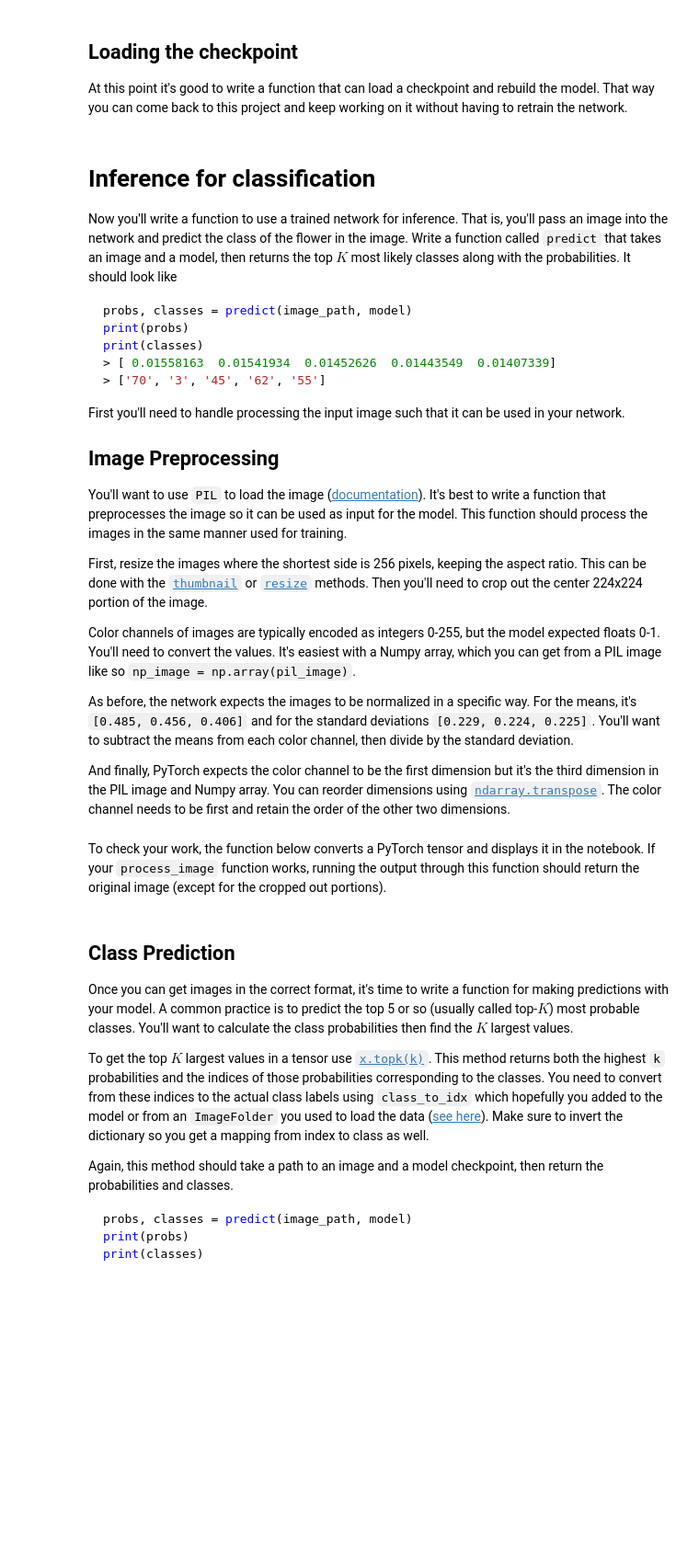
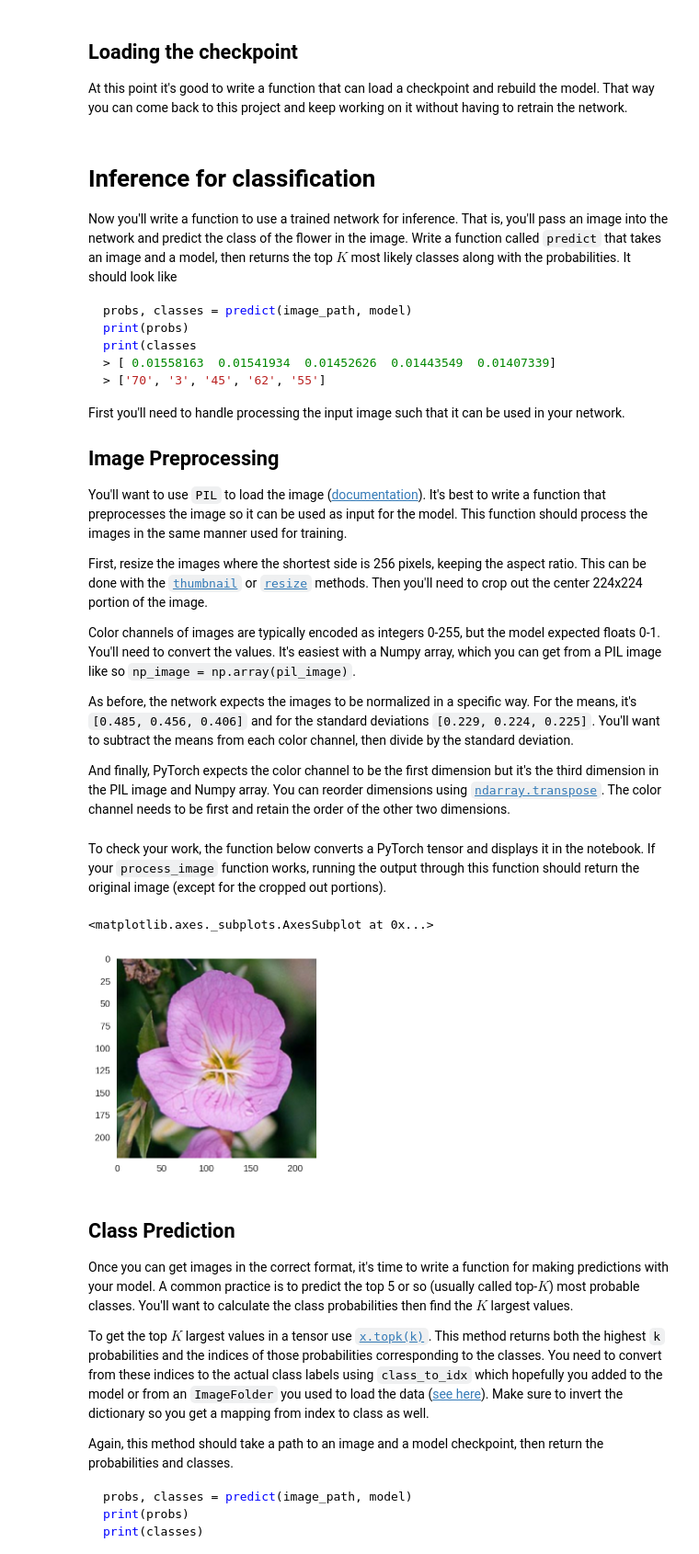
Before and after one commit to LucianaRocha/Pytorch, a Jupyter notebook: Image_Classifier_Project.ipynb, the cells around one changed output. Shown at 92% size. Drawn from its saved outputs; the diff is of its cells as text; code cells hidden in the pictures; blank space fills up the shorter version.

````diff
--- a/Image_Classifier_Project.ipynb
+++ b/Image_Classifier_Project.ipynb
@@ -81,9 +86,10 @@ num_workers=0
 # percentage of training set to use as validation
 valid_size = 0.5
 
-train_transforms = transforms.Compose([transforms.RandomRotation(30),
+train_transforms = transforms.Compose([transforms.RandomRotation(180),
                                        transforms.RandomResizedCrop(224),
                                        transforms.RandomHorizontalFlip(),
+                                       transforms.RandomVerticalFlip(),
                                        transforms.ToTensor(),
                                        transforms.Normalize(mean,
                                                             std)])
@@ -447,7 +437,7 @@ Now you'll write a function to use a trained network for inference. That is, you
 ```python
 probs, classes = predict(image_path, model)
 print(probs)
-print(classes)
+print(classes
 > [ 0.01558163  0.01541934  0.01452626  0.01443549  0.01407339]
 > ['70', '3', '45', '62', '55']
 ```
@@ -465,13 +455,21 @@ Color channels of images are typically encoded as integers 0-255, but the model
 As before, the network expects the images to be normalized in a specific way. For the means, it's `[0.485, 0.456, 0.406]` and for the standard deviations `[0.229, 0.224, 0.225]`. You'll want to subtract the means from each color channel, then divide by the standard deviation.
 
 And finally, PyTorch expects the color channel to be the first dimension but it's the third dimension in the PIL image and Numpy array. You can reorder dimensions using [`ndarray.transpose`](https://docs.scipy.org/doc/numpy-1.13.0/reference/generated/numpy.ndarray.transpose.html). The color channel needs to be first and retain the order of the other two dimensions.
-# %%
-def process_image(image):
-    ''' Scales, crops, and normalizes a PIL image for a PyTorch model,
-        returns an Numpy array
-    '''
-
-    # TODO: Process a PIL image for use in a PyTorch model
+# %%
+def process_image(image_path):
+  image = Image.open(image_path)
+  image = TF.resize(image, 256)
+  '''
+  width, height  = image.size
+  i = (height-224)//2
+  j = (width-224)//2
+  image = TF.crop(i,j,224,224)
+  '''
+  image = TF.center_crop(image,224)
+  image = TF.to_tensor(image)
+  image = TF.normalize(image,mean,std)
+
+  return image
 # %% [markdown]
 To check your work, the function below converts a PyTorch tensor and displays it in the notebook. If your `process_image` function works, running the output through this function should return the original image (except for the cropped out portions).
 # %%
@@ -485,16 +483,26 @@ def imshow(image, ax=None, title=None):
     image = image.numpy().transpose((1, 2, 0))
 
     # Undo preprocessing
-    mean = np.array([0.485, 0.456, 0.406])
-    std = np.array([0.229, 0.224, 0.225])
     image = std * image + mean
 
     # Image needs to be clipped between 0 and 1 or it looks like noise when displayed
     image = np.clip(image, 0, 1)
 
     ax.imshow(image)
-
+    ax.grid(False)
+    if title:
+      ax.set_title(title)
     return ax
+# %%
+############ mostrar figura ####################
+
+image_name = 'image_06734.jpg'
+image_path = 'flower_data/train/1/image_06734.jpg'
+image = process_image(image_path)
+imshow(image)
+# %% [output]
+<matplotlib.axes._subplots.AxesSubplot at 0x...>
+[figure, added]
 # %% [markdown]
 ## Class Prediction
 
````
Also changed, not shown: parts of 21 cells of this notebook.
